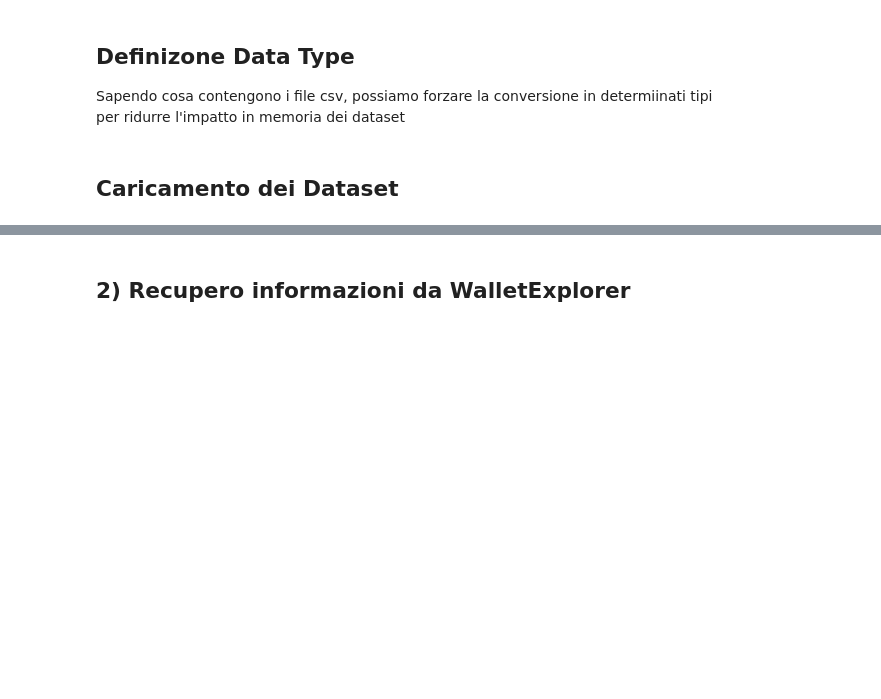
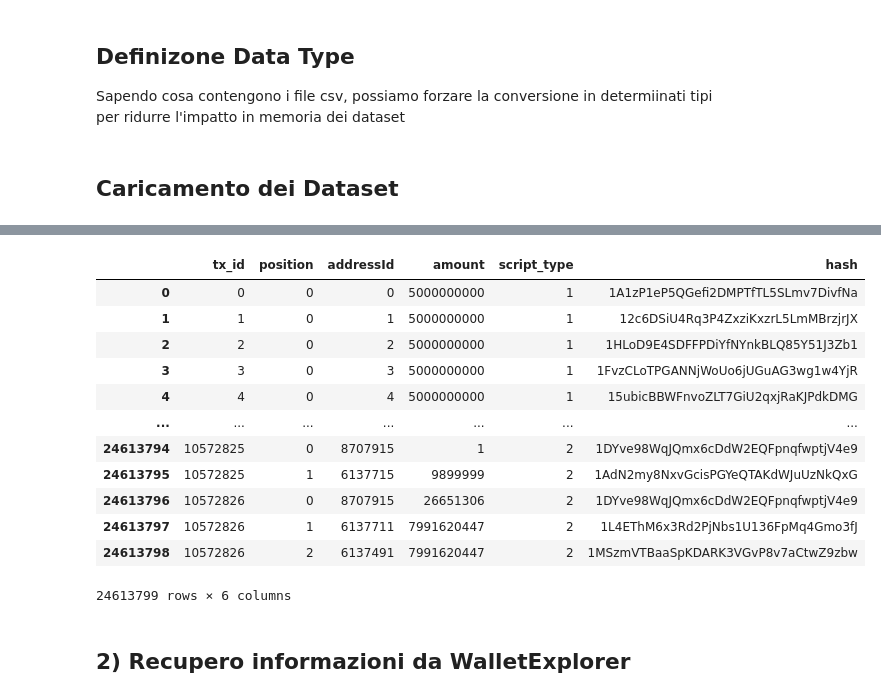
Before and after one commit to TaleWind28/Magician, a Jupyter notebook: Magician.ipynb, the cells around one changed output, grey strips where cells are left out. Drawn from its saved outputs; the diff is of its cells as text; code cells hidden in the pictures; blank space fills up the shorter version.

```diff
--- a/Magician.ipynb
+++ b/Magician.ipynb
@@ -97,10 +93,23 @@ dtype_mapping = {
     "address_id": "Int32",   # valori 0–8 708 820 entrano in 32 bit
 }
 
+
+columns_inputs = [
+    "tx_id",
+    "prev_tx_id",
+    "prev_tx_pos"
+]
 columns_transactions = [
     "timestamp", "tx_id", "block_height",
      "has_witness", "fee"
 ]
+columns_outputs = [
+    "tx_id","position",
+    "addressId","amount","script_type"
+]
+columns_mapping = [
+    "hash", "addressId"
+]
 # %% [markdown]
 ## Caricamento dei Dataset
 # %%
@@ -110,6 +119,6 @@ outputs_csv      = DATA_DIR / 'outputs.csv'
 mapping_csv      = DATA_DIR / 'mapAddr2Ids8708820.csv'
 
 transactions = pd.read_csv(transactions_csv,header=None,names=columns_transactions,dtype=dtype_transactions)
-inputs_df    = pd.read_csv(inputs_csv,dtype=dtype_inputs)
-outputs_df   = pd.read_csv(outputs_csv,dtype=dtype_outputs)
-mapping_df   = pd.read_csv(mapping_csv,dtype=dtype_mapping)
+inputs_df    = pd.read_csv(inputs_csv,header=None,names=columns_inputs,dtype=dtype_inputs)
+outputs_df   = pd.read_csv(outputs_csv,header=None,names=columns_outputs,dtype=dtype_outputs)
+mapping_df   = pd.read_csv(mapping_csv,header=None,names=columns_mapping,dtype=dtype_mapping)
@@ -115,0 +127,8 @@ mapping_df   = pd.read_csv(mapping_csv,dtype=dtype_mapping)
+# %%
+display(inputs_df)
+display(outputs_df)
+display(mapping_df)
+
+
+display(transactions)
+merged_outputs = outputs_df.merge(mapping_df,on="addressId",how="left")
@@ -116,3 +188,19 @@ mapping_df   = pd.read_csv(mapping_csv,dtype=dtype_mapping)
+# %%
+display(merged_outputs)
+# %% [output]
+|  | tx_id | position | addressId | amount | script_type | hash |
+| 0 | 0 | 0 | 0 | 5000000000 | 1 | 1A1zP1eP5QGefi2DMPTfTL5SLmv7DivfNa |
+| 1 | 1 | 0 | 1 | 5000000000 | 1 | 12c6DSiU4Rq3P4ZxziKxzrL5LmMBrzjrJX |
+| 2 | 2 | 0 | 2 | 5000000000 | 1 | 1HLoD9E4SDFFPDiYfNYnkBLQ85Y51J3Zb1 |
+| 3 | 3 | 0 | 3 | 5000000000 | 1 | 1FvzCLoTPGANNjWoUo6jUGuAG3wg1w4YjR |
+| 4 | 4 | 0 | 4 | 5000000000 | 1 | 15ubicBBWFnvoZLT7GiU2qxjRaKJPdkDMG |
+| ... | ... | ... | ... | ... | ... | ... |
+| 24613794 | 10572825 | 0 | 8707915 | 1 | 2 | 1DYve98WqJQmx6cDdW2EQFpnqfwptjV4e9 |
+| 24613795 | 10572825 | 1 | 6137715 | 9899999 | 2 | 1AdN2my8NxvGcisPGYeQTAKdWJuUzNkQxG |
+| 24613796 | 10572826 | 0 | 8707915 | 26651306 | 2 | 1DYve98WqJQmx6cDdW2EQFpnqfwptjV4e9 |
+| 24613797 | 10572826 | 1 | 6137711 | 7991620447 | 2 | 1L4EThM6x3Rd2PjNbs1U136FpMq4Gmo3fJ |
+| 24613798 | 10572826 | 2 | 6137491 | 7991620447 | 2 | 1MSzmVTBaaSpKDARK3VGvP8v7aCtwZ9zbw |
+24613799 rows × 6 columns
 # %% [markdown]
 ## 2) Recupero informazioni da WalletExplorer
 # %% [markdown]
```
Also changed, not shown: parts of 8 cells of this notebook, 1 other file.
